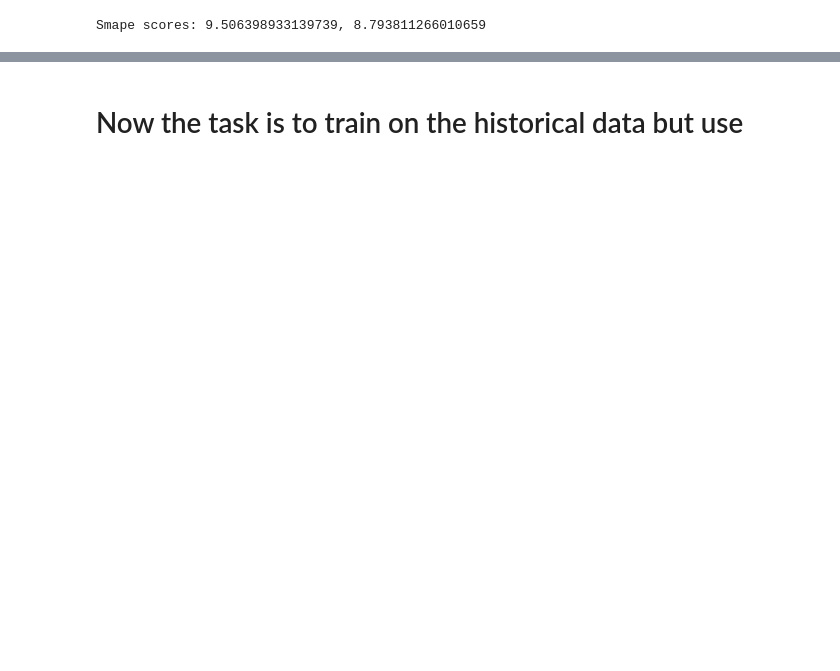
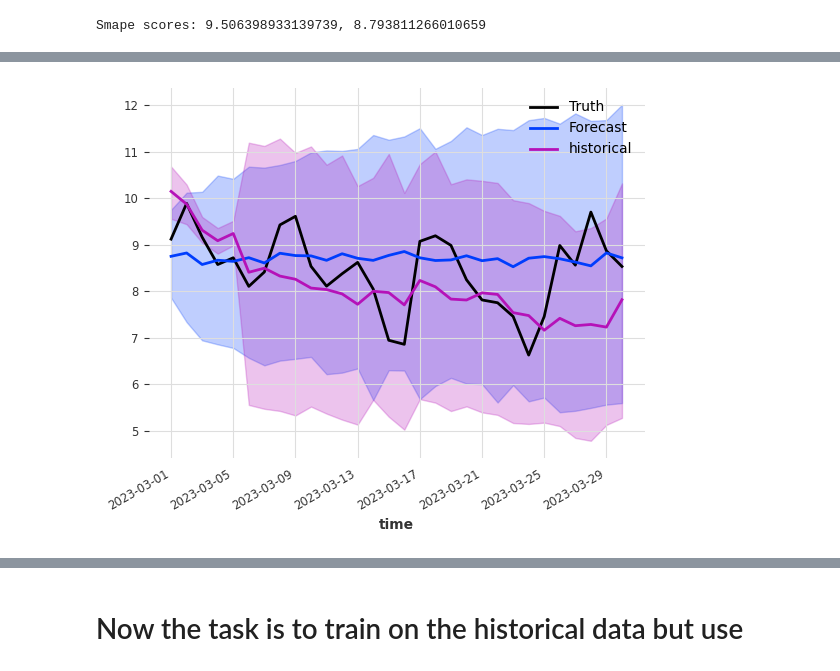
Before and after one commit to boettiger-lab/neon4cast-darts-submit, a Jupyter notebook: scoring_exploration.ipynb, the cells around one changed output, grey strips where cells are left out. Cells and saved outputs as stored; diff of their text form; code cells hidden in the pictures; blank space fills up the shorter version.

```diff
--- a/scoring_exploration.ipynb
+++ b/scoring_exploration.ipynb
@@ -701,0 +710,4 @@ NameError: name 'data_preprocessor' is not defined
+# %%
+make_plot("trash_arima", "ARIK", "oxygen", data_preprocessor, _record_dict)
+# %% [output]
+[figure, added]
```
Also changed, not shown: parts of 11 cells of this notebook, 1 other file.
